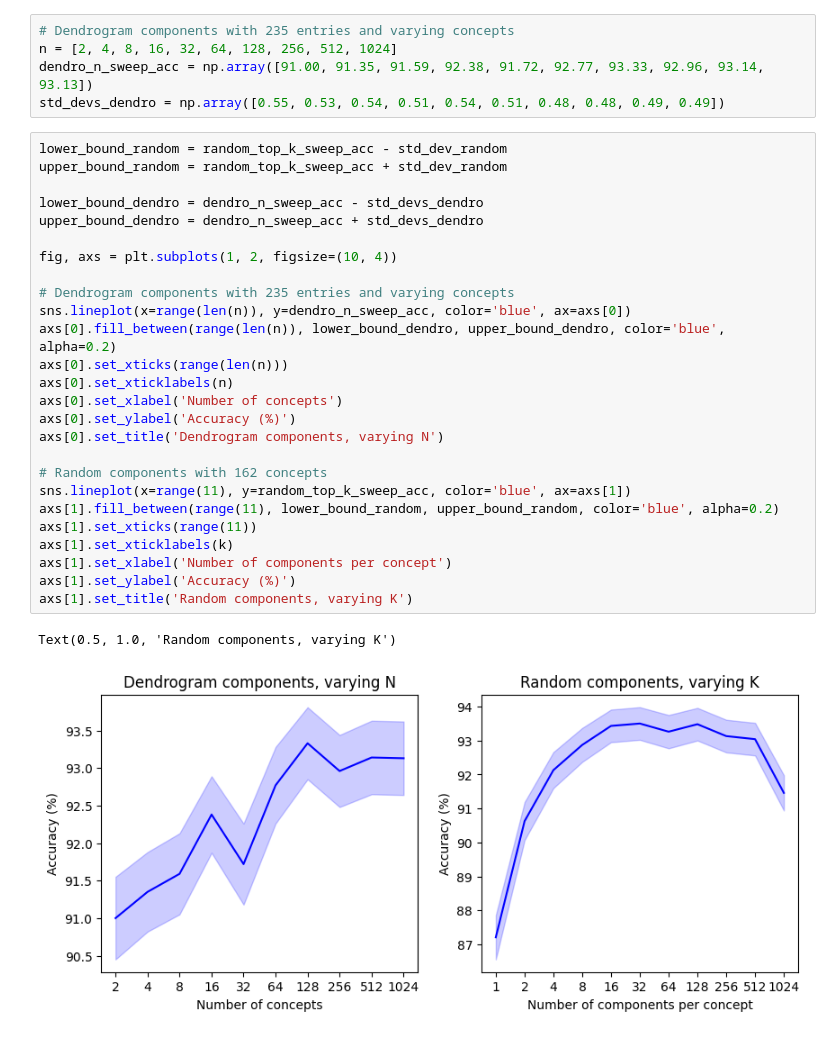
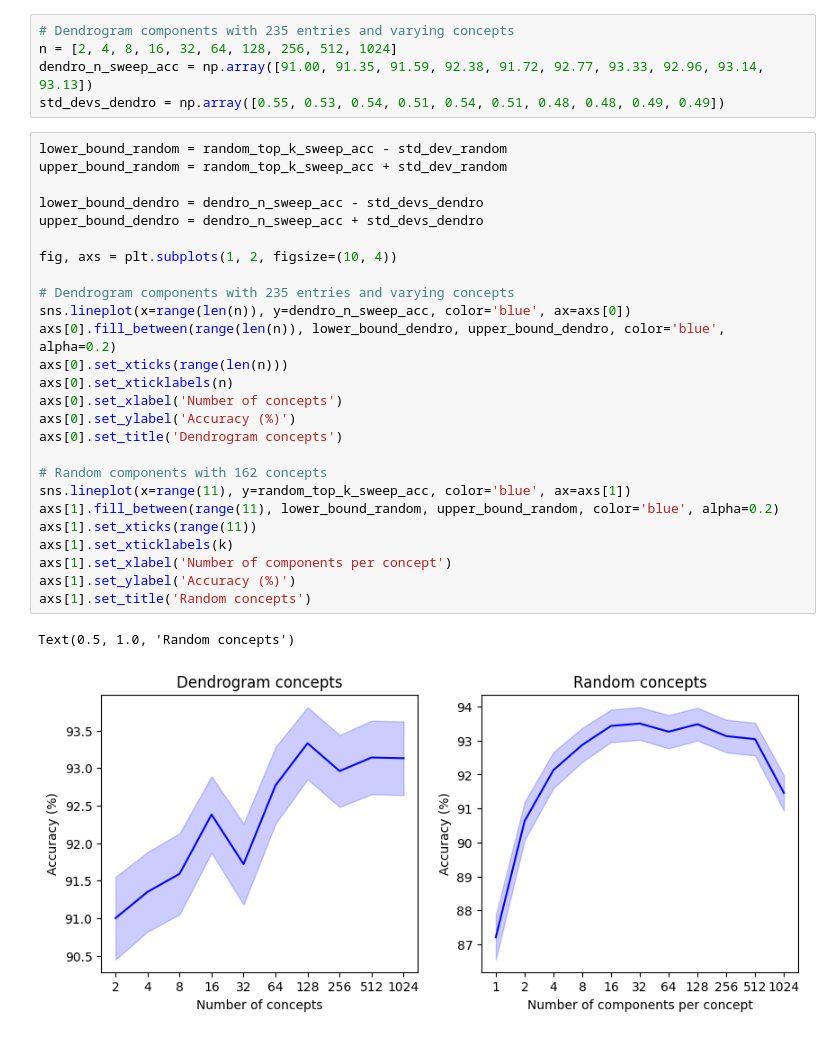
Before and after one commit to TorgemanTarak/DL4BIOMED, a Jupyter notebook: plots.ipynb, the cells around one changed output. Cells and saved outputs as stored; diff of their text form.

Commit message:
update plots notebook

```diff
--- a/plots.ipynb
+++ b/plots.ipynb
@@ -15,29 +15,29 @@ std_devs_dendro = np.array([0.55, 0.53, 0.54, 0.51, 0.54, 0.51, 0.48, 0.48, 0.49
 # %%
 lower_bound_random = random_top_k_sweep_acc - std_dev_random
 upper_bound_random = random_top_k_sweep_acc + std_dev_random
 
 lower_bound_dendro = dendro_n_sweep_acc - std_devs_dendro
 upper_bound_dendro = dendro_n_sweep_acc + std_devs_dendro
 
 fig, axs = plt.subplots(1, 2, figsize=(10, 4))
 
 # Dendrogram components with 235 entries and varying concepts
 sns.lineplot(x=range(len(n)), y=dendro_n_sweep_acc, color='blue', ax=axs[0])
 axs[0].fill_between(range(len(n)), lower_bound_dendro, upper_bound_dendro, color='blue', alpha=0.2)
 axs[0].set_xticks(range(len(n)))
 axs[0].set_xticklabels(n)
 axs[0].set_xlabel('Number of concepts')
 axs[0].set_ylabel('Accuracy (%)')
-axs[0].set_title('Dendrogram components, varying N')
+axs[0].set_title('Dendrogram concepts')
 
 # Random components with 162 concepts
 sns.lineplot(x=range(11), y=random_top_k_sweep_acc, color='blue', ax=axs[1])
 axs[1].fill_between(range(11), lower_bound_random, upper_bound_random, color='blue', alpha=0.2)
 axs[1].set_xticks(range(11))
 axs[1].set_xticklabels(k)
 axs[1].set_xlabel('Number of components per concept')
 axs[1].set_ylabel('Accuracy (%)')
-axs[1].set_title('Random components, varying K')
+axs[1].set_title('Random concepts')
 # %% [output]
-Text(0.5, 1.0, 'Random components, varying K')
+Text(0.5, 1.0, 'Random concepts')
-[figure, old version]
+[figure, new version]
```
Also changed, not shown: parts of 1 cell of this notebook.
